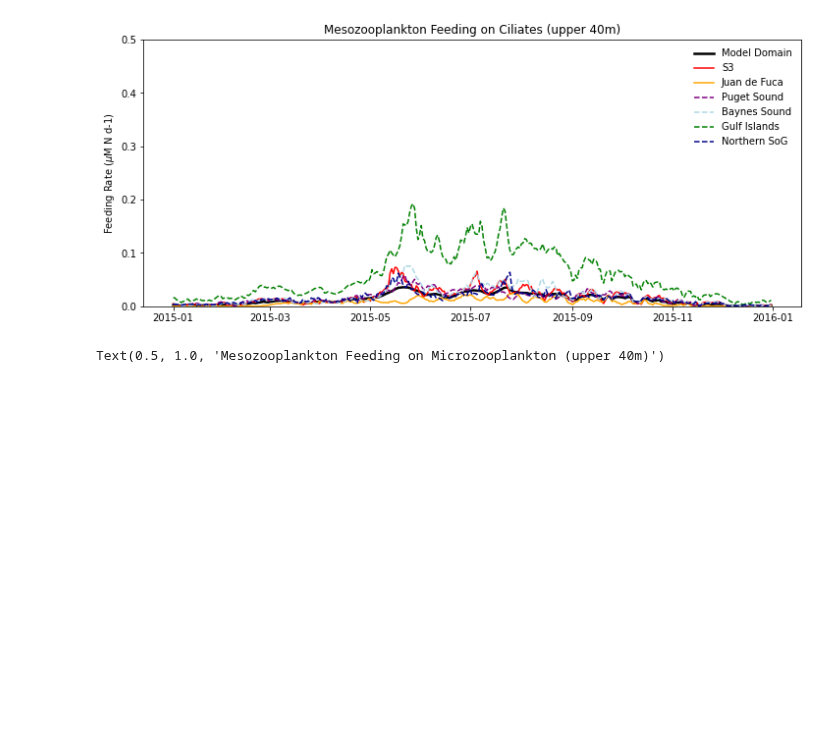
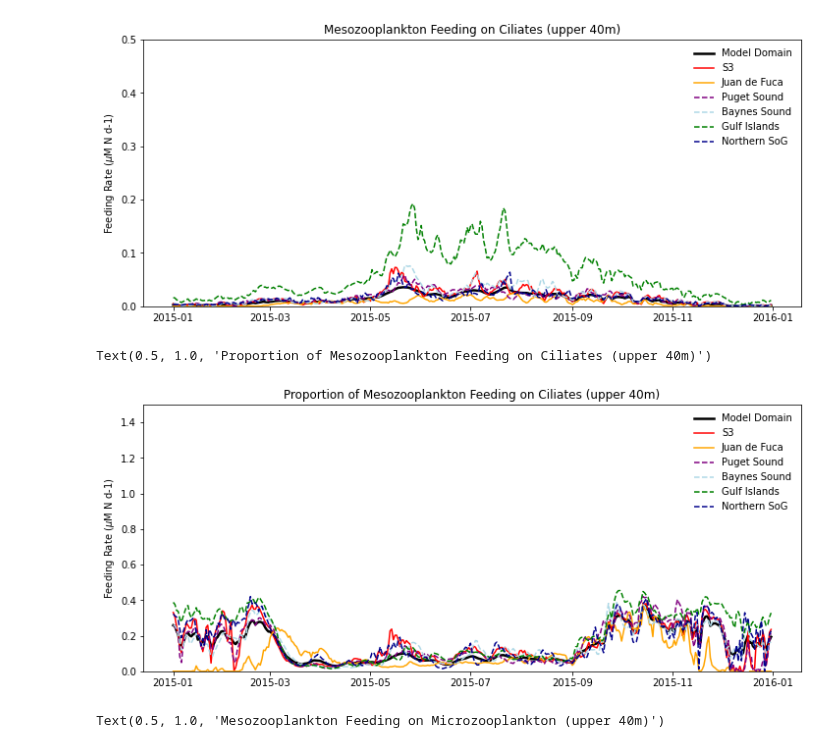
Before and after one commit to SalishSeaCast/analysis-karyn, a Jupyter notebook: notebooks/plotExamples/RegionalMesozoopDiet_UpperWaterColumn.ipynb, the cells around one changed output. Saved outputs shown, nothing was run; the diff lists cells and outputs as text; code cells hidden in the pictures; blank space fills up the shorter version.

```diff
--- a/notebooks/plotExamples/RegionalMesozoopDiet_UpperWaterColumn.ipynb
+++ b/notebooks/plotExamples/RegionalMesozoopDiet_UpperWaterColumn.ipynb
@@ -438,6 +438,22 @@ ax.set_title('Mesozooplankton Feeding on Ciliates (upper 40m)')
 # %% [output]
 Text(0.5, 1.0, 'Mesozooplankton Feeding on Ciliates (upper 40m)')
 [figure]
+# %%
+fig,ax=plt.subplots(1,1,figsize=(12,5))
+ax.plot(tlist,(meanMESZC40/meanMESZtotal40),'k-',label='Model Domain',linewidth=2.5)
+ax.plot(tlist,(meanMESZC40S3/meanMESZtotal40S3),'-',color='red',label='S3')
+ax.plot(tlist,(meanMESZC40JF/meanMESZtotal40JF),'-',color='orange',label='Juan de Fuca')
+ax.plot(tlist,(meanMESZC40PS/meanMESZtotal40PS),'--',color='purple',label='Puget Sound')
+ax.plot(tlist,(meanMESZC40BS/meanMESZtotal40BS),'--',color='lightblue',label='Baynes Sound')
+ax.plot(tlist,(meanMESZC40GI/meanMESZtotal40GI),'--',color='green',label='Gulf Islands')
+ax.plot(tlist,(meanMESZC40NSoG/meanMESZtotal40NSoG),'--',color='darkblue',label='Northern SoG')
+ax.legend(frameon=False)
+ax.set_ylim((0,1.5))
+ax.set_ylabel('Feeding Rate ($\mu$M N d-1)')
+ax.set_title('Proportion of Mesozooplankton Feeding on Ciliates (upper 40m)')
+# %% [output]
+Text(0.5, 1.0, 'Proportion of Mesozooplankton Feeding on Ciliates (upper 40m)')
+[figure, added]
 # %%
 fig,ax=plt.subplots(1,1,figsize=(12,5))
 ax.plot(tlist,(meanMESZM40*86400),'k-',label='Model Domain',linewidth=2.5)
```
Also changed, not shown: parts of 3 cells of this notebook.
